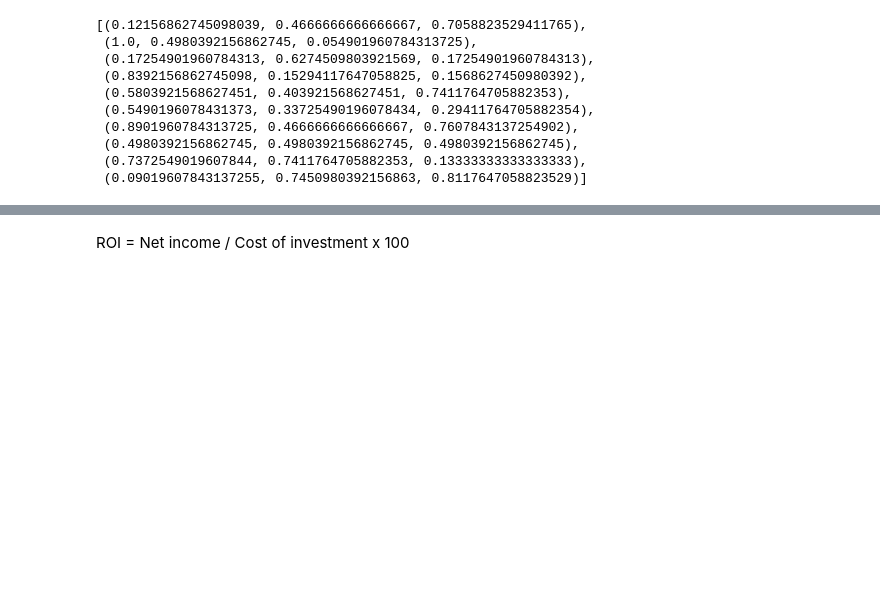
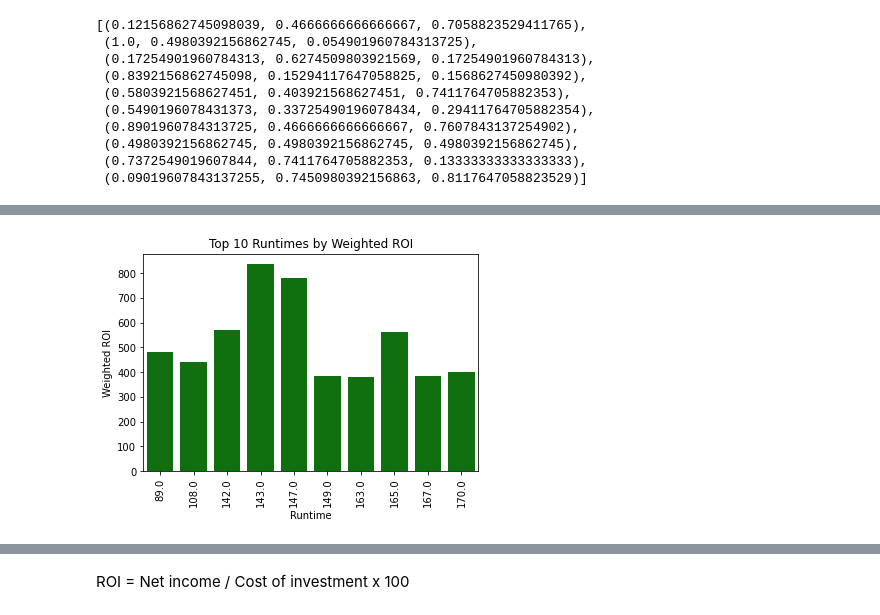
Before and after one commit to jnahra/dsc-phase-1-project, a Jupyter notebook: sean_phase1_notebook.ipynb, the cells around one changed output, grey strips where cells are left out. Cells and saved outputs as stored; diff of their text form; code cells hidden in the pictures; blank space fills up the shorter version.

```diff
--- a/sean_phase1_notebook.ipynb
+++ b/sean_phase1_notebook.ipynb
@@ -300,0 +378,22 @@ Name: production_budget, dtype: int64
+# %%
+#Grouped data by genre as well as calculaed the sum of profit and production budget
+profit_by_runtime = master.groupby('runtime_minutes')['profit'].sum()
+budget_by_runtime = master.groupby('runtime_minutes')['production_budget'].sum()
+
+#Weighted ROI
+weighted_roi = profit_by_runtime/budget_by_runtime
+
+
+#Top 20 genres from weighted ROI
+top_10_runtime = weighted_roi.nlargest(10)
+
+
+#Create barchart of top 20 genres by profit_to_budget_ratio
+sns.barplot(x=top_10_runtime.index, y=top_10_runtime.sort_values()*100, color='green')
+plt.title('Top 10 Runtimes by Weighted ROI')
+plt.xlabel('Runtime')
+plt.ylabel('Weighted ROI')
+plt.xticks(rotation=90)
+plt.show()
+# %% [output]
+[figure, added]
```
Also changed, not shown: parts of 17 cells of this notebook, 3 other files.
